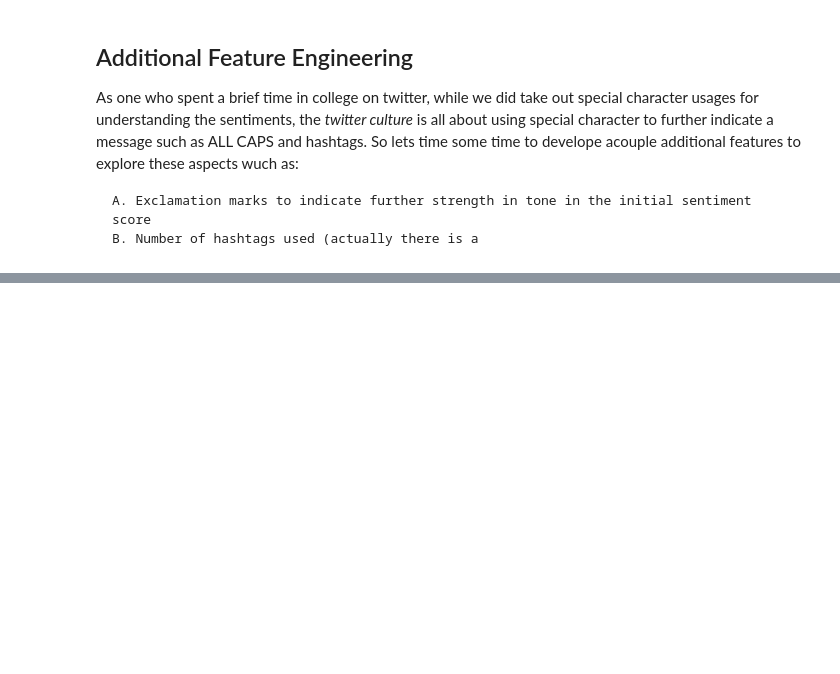
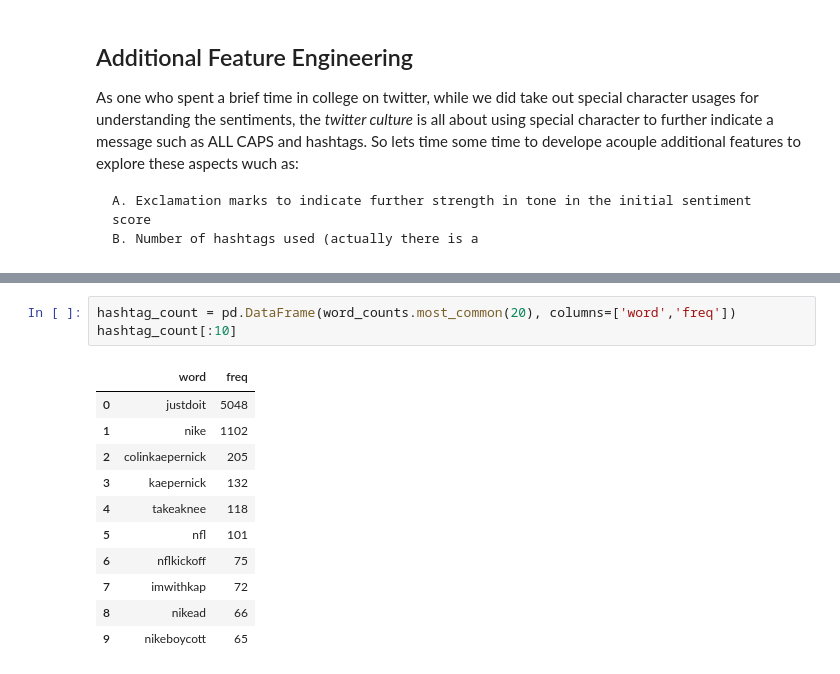
Before and after one commit to naivelogic/NFL-smarter-football, a Jupyter notebook: (dev) Tweeter Analysis on Nike's Kaepernick Endorsement.ipynb, the cells around one changed output, grey strips where cells are left out. Drawn from its saved outputs; the diff is of its cells as text; blank space fills up the shorter version.

```diff
--- a/(dev) Tweeter Analysis on Nike's Kaepernick Endorsement.ipynb
+++ b/(dev) Tweeter Analysis on Nike's Kaepernick Endorsement.ipynb
@@ -230,0 +280,15 @@ As one who spent a brief time in college on twitter, while we did take out speci
+# %%
+hashtag_count = pd.DataFrame(word_counts.most_common(20), columns=['word','freq'])
+hashtag_count[:10]
+# %% [output]
+|  | word | freq |
+| 0 | justdoit | 5048 |
+| 1 | nike | 1102 |
+| 2 | colinkaepernick | 205 |
+| 3 | kaepernick | 132 |
+| 4 | takeaknee | 118 |
+| 5 | nfl | 101 |
+| 6 | nflkickoff | 75 |
+| 7 | imwithkap | 72 |
+| 8 | nikead | 66 |
+| 9 | nikeboycott | 65 |
```
Also changed, not shown: parts of 8 cells of this notebook.
